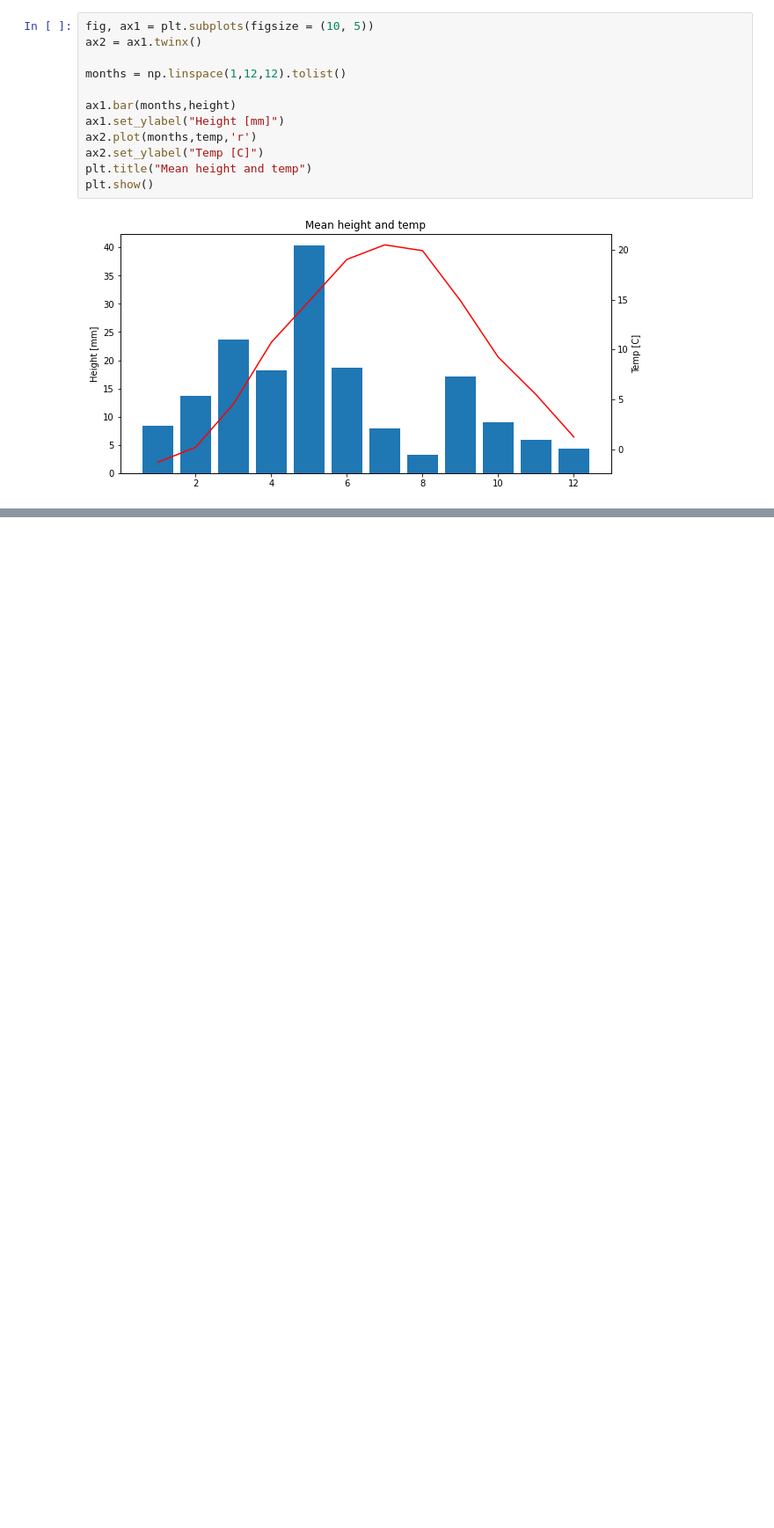
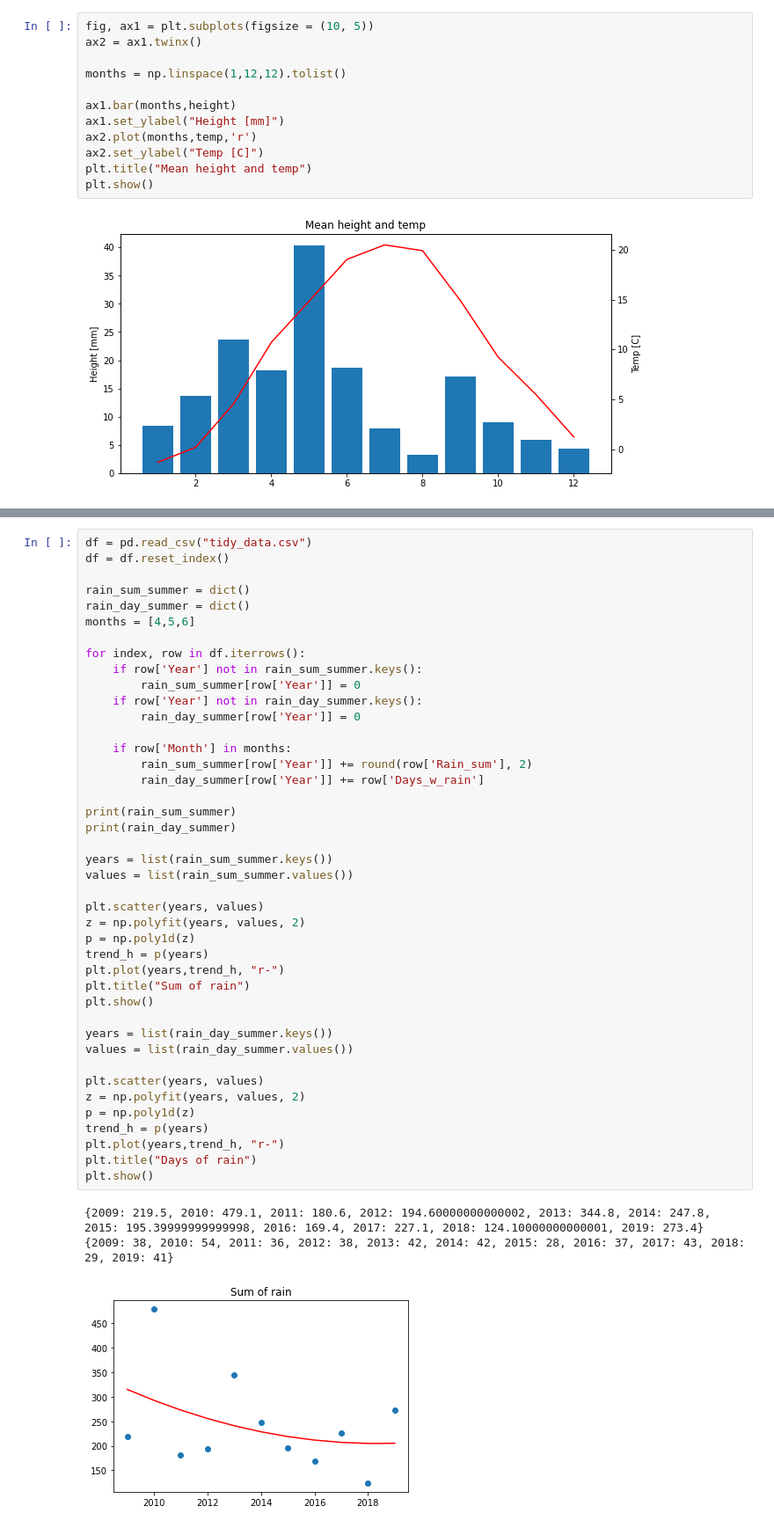
Before and after one commit to JakubBurczyk/DA_WeatherModel, a Jupyter notebook: mean.ipynb, the cells around one changed output, grey strips where cells are left out. Shown: that part at 88% size. Saved outputs shown, nothing was run; the diff lists cells and outputs as text; blank space fills up the shorter version.

Commit message:
Rain in the following years

```diff
--- a/mean.ipynb
+++ b/mean.ipynb
@@ -104,0 +134,46 @@ plt.show()
+# %%
+df = pd.read_csv("tidy_data.csv")
+df = df.reset_index()
+
+rain_sum_summer = dict()
+rain_day_summer = dict()
+months = [4,5,6]
+
+for index, row in df.iterrows():
+    if row['Year'] not in rain_sum_summer.keys():
+        rain_sum_summer[row['Year']] = 0
+    if row['Year'] not in rain_day_summer.keys():
+        rain_day_summer[row['Year']] = 0
+
+    if row['Month'] in months:
+        rain_sum_summer[row['Year']] += round(row['Rain_sum'], 2)
+        rain_day_summer[row['Year']] += row['Days_w_rain']
+
+print(rain_sum_summer)
+print(rain_day_summer)
+
+years = list(rain_sum_summer.keys())
+values = list(rain_sum_summer.values())
+
+plt.scatter(years, values)
+z = np.polyfit(years, values, 2)
+p = np.poly1d(z)
+trend_h = p(years)
+plt.plot(years,trend_h, "r-")
+plt.title("Sum of rain")
+plt.show()
+
+years = list(rain_day_summer.keys())
+values = list(rain_day_summer.values())
+
+plt.scatter(years, values)
+z = np.polyfit(years, values, 2)
+p = np.poly1d(z)
+trend_h = p(years)
+plt.plot(years,trend_h, "r-")
+plt.title("Days of rain")
+plt.show()
+# %% [output]
+{2009: 219.5, 2010: 479.1, 2011: 180.6, 2012: 194.60000000000002, 2013: 344.8, 2014: 247.8, 2015: 195.39999999999998, 2016: 169.4, 2017: 227.1, 2018: 124.10000000000001, 2019: 273.4}
+{2009: 38, 2010: 54, 2011: 36, 2012: 38, 2013: 42, 2014: 42, 2015: 28, 2016: 37, 2017: 43, 2018: 29, 2019: 41}
+[figure, added]
```
Also changed, not shown: parts of 2 cells of this notebook, 2 other files.
